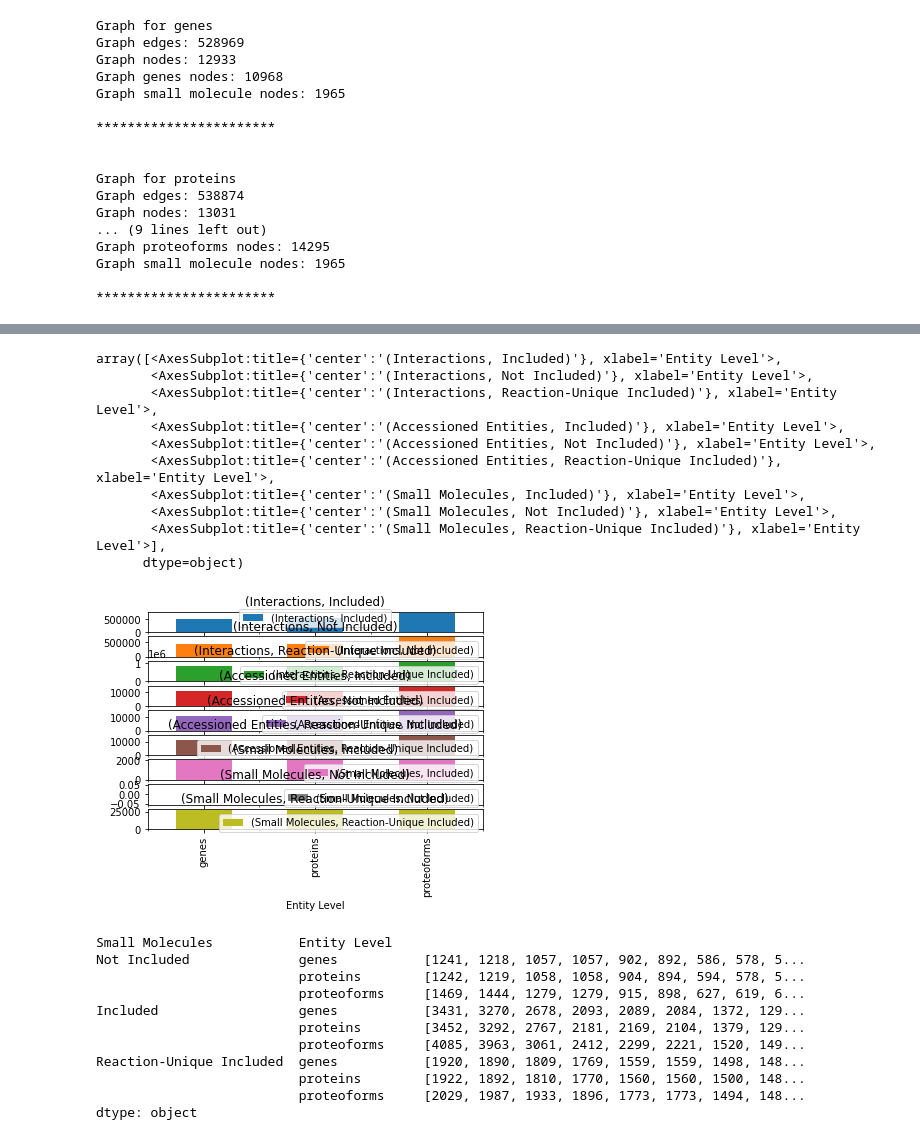
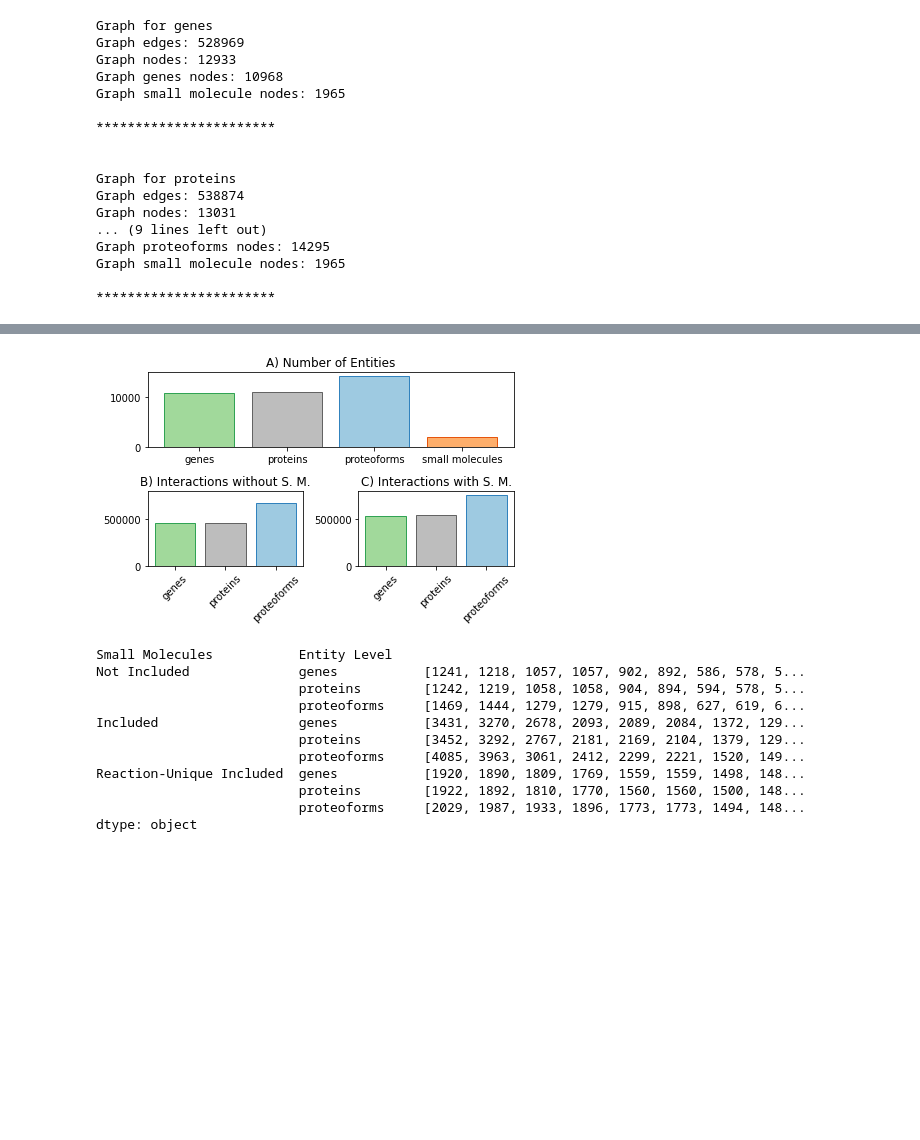
Before and after one commit to PathwayAnalysisPlatform/ProteoformNetworks, a Jupyter notebook: src/Python/analysis_1_network_topology.ipynb, the cells around one changed output, grey strips where cells are left out. Saved outputs shown, nothing was run; the diff lists cells and outputs as text; code cells hidden in the pictures; blank space fills up the shorter version.

```diff
--- a/src/Python/analysis_1_network_topology.ipynb
+++ b/src/Python/analysis_1_network_topology.ipynb
@@ -193 +157,5 @@ MultiIndex([(            'Not Included',       'genes'),
+# %%
+nums_no_sm = get_sizes(interactomes_no_sm)
+nums_with_sm = get_sizes(interactomes_with_sm)
+nums_with_unique_sm = get_sizes(interactomes_with_unique_sm)
 # %%
@@ -225,17 +181,55 @@ sizes
-# %%
-sizes.unstack(level=0).plot(kind='bar', subplots=True)
-# %% [output]
-array([<AxesSubplot:title={'center':'(Interactions, Included)'}, xlabel='Entity Level'>,
-       <AxesSubplot:title={'center':'(Interactions, Not Included)'}, xlabel='Entity Level'>,
-       <AxesSubplot:title={'center':'(Interactions, Reaction-Unique Included)'}, xlabel='Entity Level'>,
-       <AxesSubplot:title={'center':'(Accessioned Entities, Included)'}, xlabel='Entity Level'>,
-       <AxesSubplot:title={'center':'(Accessioned Entities, Not Included)'}, xlabel='Entity Level'>,
-       <AxesSubplot:title={'center':'(Accessioned Entities, Reaction-Unique Included)'}, xlabel='Entity Level'>,
-       <AxesSubplot:title={'center':'(Small Molecules, Included)'}, xlabel='Entity Level'>,
-       <AxesSubplot:title={'center':'(Small Molecules, Not Included)'}, xlabel='Entity Level'>,
-       <AxesSubplot:title={'center':'(Small Molecules, Reaction-Unique Included)'}, xlabel='Entity Level'>],
-      dtype=object)
-[figure, removed]
+# %%
+# Create a list with the number of genes, proteins, proteoforms, small molecules
+num_nodes = [*df_sizes.loc[['Not Included']]["Accessioned Entities"], df_sizes.loc[['Included']]["Small Molecules"][0]]
+
+# Create list with all levels:
+node_types = [*LEVELS, "small molecules"]
+
+# Create a list with the number of interactions without the small molecules
+num_interactions_no_sm = df_sizes.loc[['Not Included']]["Interactions"]
+
+num_interactions_with_sm = df_sizes.loc[['Included']]["Interactions"]
+
+maxy = max([*num_interactions_with_sm, *num_interactions_no_sm])
+
+maxy = 800000
+# %%
+import matplotlib.pyplot as plt
+import numpy as np
+from config import COLORS_BORDER
+
+figure, axis = plt.subplots(2, 2)
+# Placing the plots in the plane
+plot1 = plt.subplot2grid((2, 2), (0, 0), rowspan=1, colspan=2)
+plot2 = plt.subplot2grid((2, 2), (1, 0), rowspan=1, colspan=1)
+plot3 = plt.subplot2grid((2, 2), (1, 1), rowspan=1, colspan=1)
+
+# Plot number of nodes
+plot1.bar(node_types, num_nodes, color=config.COLORS_FILL, edgecolor=COLORS_BORDER)
+plot1.set_title('A) Number of Entities')
+
+plt.xticks(rotation=90)
+
+# Plot number of interactions without small molecules
+plot2.bar(LEVELS, num_interactions_no_sm, color=config.COLORS_FILL, edgecolor=COLORS_BORDER)
+plot2.set_title('B) Interactions without S. M.')
+plot2.set_ylim([0, maxy])
+plot2.set_xticklabels(LEVELS, rotation=45)
+
+# Plot number of interactions with small molecules
+plot3.bar(LEVELS, num_interactions_with_sm, color=config.COLORS_FILL, edgecolor=COLORS_BORDER)
+plot3.set_title('C) Interactions with S. M.')
+plot3.set_ylim([0, maxy])
+plot3.set_xticklabels(LEVELS, rotation=45)
+
+# Packing all the plots and displaying them
+plt.tight_layout()
+plt.show()
+
+figure.savefig('figures/figure_4.png')
+plt.close()
+# %% [output]
+[figure, added]
 # %%
 interactomes = [*interactomes_no_sm.values(), *interactomes_with_sm.values(), *interactomes_with_unique_sm.values()]
 degree_sequences = pd.Series([sorted([d for n, d in interactome.degree()], reverse=True) for interactome in interactomes], index=index)
```
Also changed, not shown: parts of 20 cells of this notebook, 3 other files.
